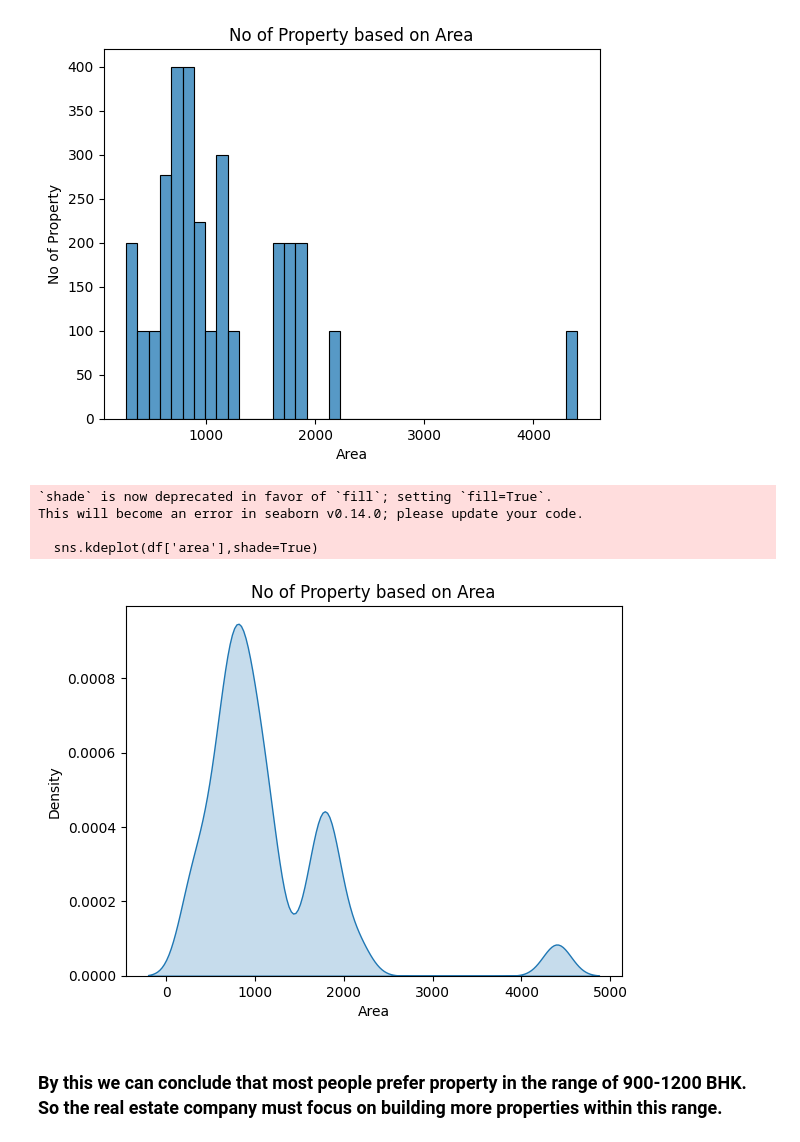
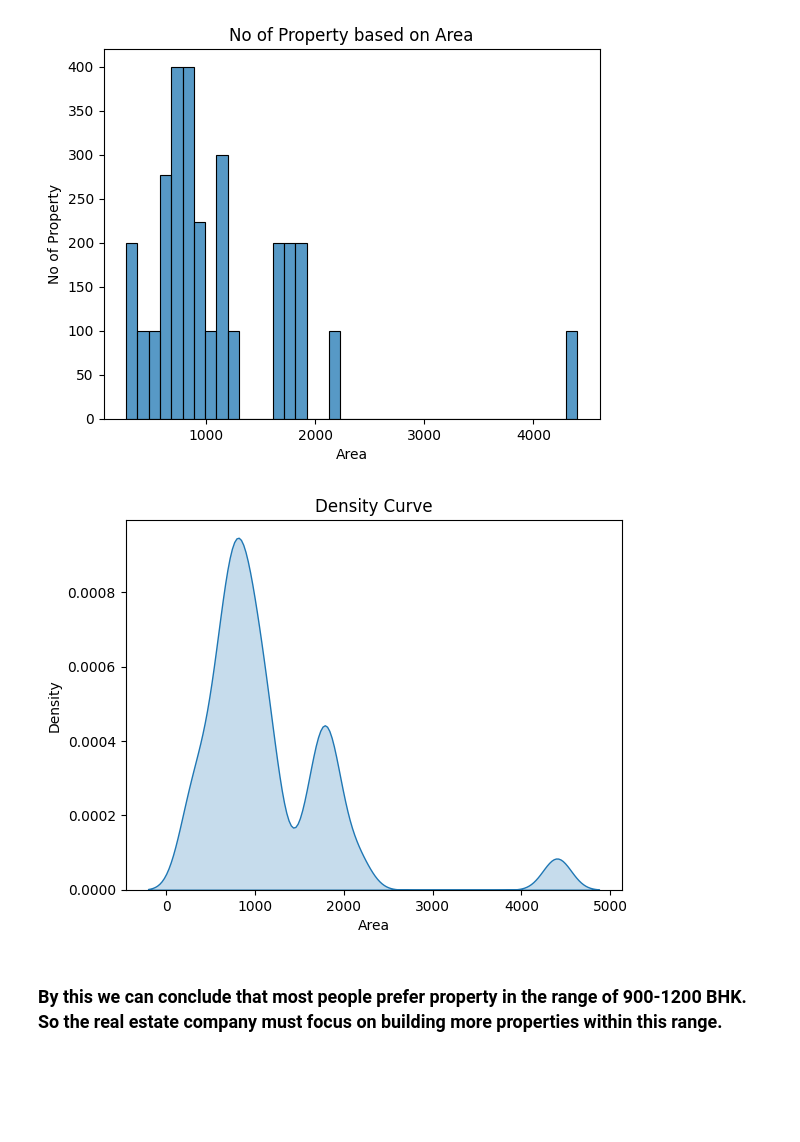
Before and after one commit to shouvik-maity/data-analysis-project--kolkata-realestate, a Jupyter notebook: sales.ipynb, the cells around one changed output. Saved outputs shown, nothing was run; the diff lists cells and outputs as text; code cells hidden in the pictures; blank space fills up the shorter version.

```diff
--- a/sales.ipynb
+++ b/sales.ipynb
@@ -97,16 +97,12 @@ plt.show()
 # %% [output]
 [figure]
 # %%
-sns.kdeplot(df['area'],shade=True)
-plt.title('No of Property based on Density')
+sns.kdeplot(df['area'],fill=True)
+plt.title('Density Curve')
 plt.xlabel('Area')
 plt.show()
 # %% [output]
-`shade` is now deprecated in favor of `fill`; setting `fill=True`.
-This will become an error in seaborn v0.14.0; please update your code.
-
-  sns.kdeplot(df['area'],shade=True)
-[figure, old version]
+[figure, new version]
 # %% [markdown]
 ### By this we can conclude that most people prefer property in the range of 900-1200 BHK. So the real estate company must focus on building more properties within this range.
 # %% [markdown]
```
Also changed, not shown: parts of 1 cell of this notebook.
